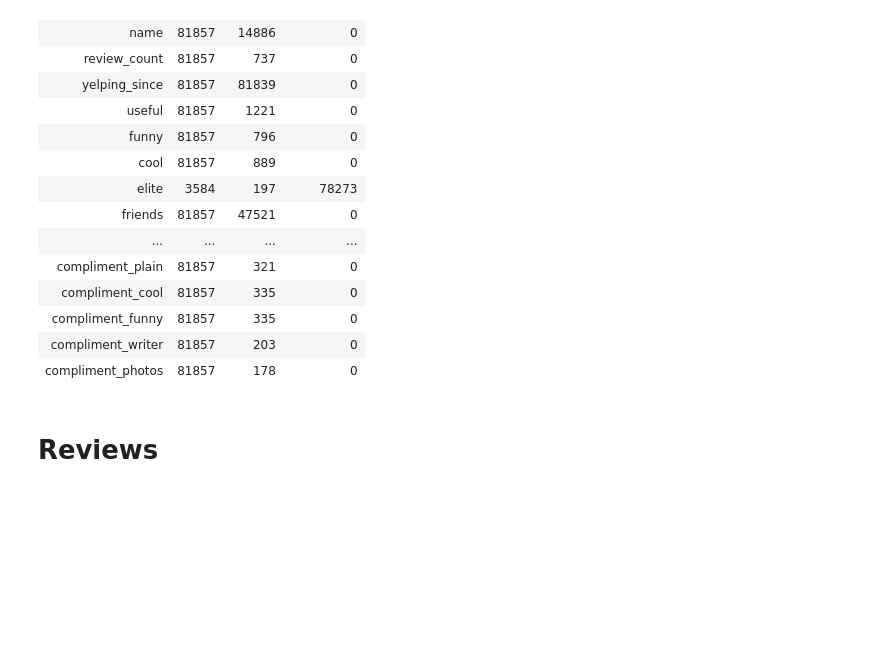
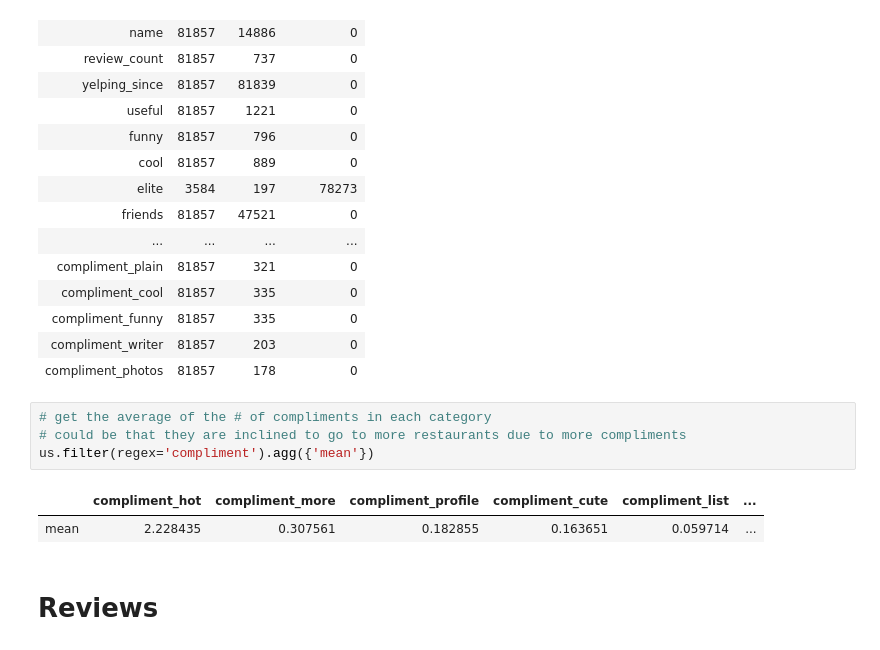
Before and after one commit to wonchankim97/Yelp-Recommender, a Jupyter notebook: eda_wonchan.ipynb, the cells around one changed output. Saved outputs shown, nothing was run; the diff lists cells and outputs as text; blank space fills up the shorter version.

```diff
--- a/eda_wonchan.ipynb
+++ b/eda_wonchan.ipynb
@@ -82,6 +126,13 @@ pd.DataFrame({'count':us.count(),'unique':us.nunique(),'null count':us.isnull().
 | compliment_funny | 81857 | 335 | 0 |
 | compliment_writer | 81857 | 203 | 0 |
 | compliment_photos | 81857 | 178 | 0 |
+# %%
+# get the average of the # of compliments in each category
+# could be that they are inclined to go to more restaurants due to more compliments
+us.filter(regex='compliment').agg({'mean'})
+# %% [output]
+|  | compliment_hot | compliment_more | compliment_profile | compliment_cute | compliment_list | ... |
+| mean | 2.228435 | 0.307561 | 0.182855 | 0.163651 | 0.059714 | ... |
 # %% [markdown]
 # Reviews
 # %%
```
Also changed, not shown: parts of 7 cells of this notebook.
